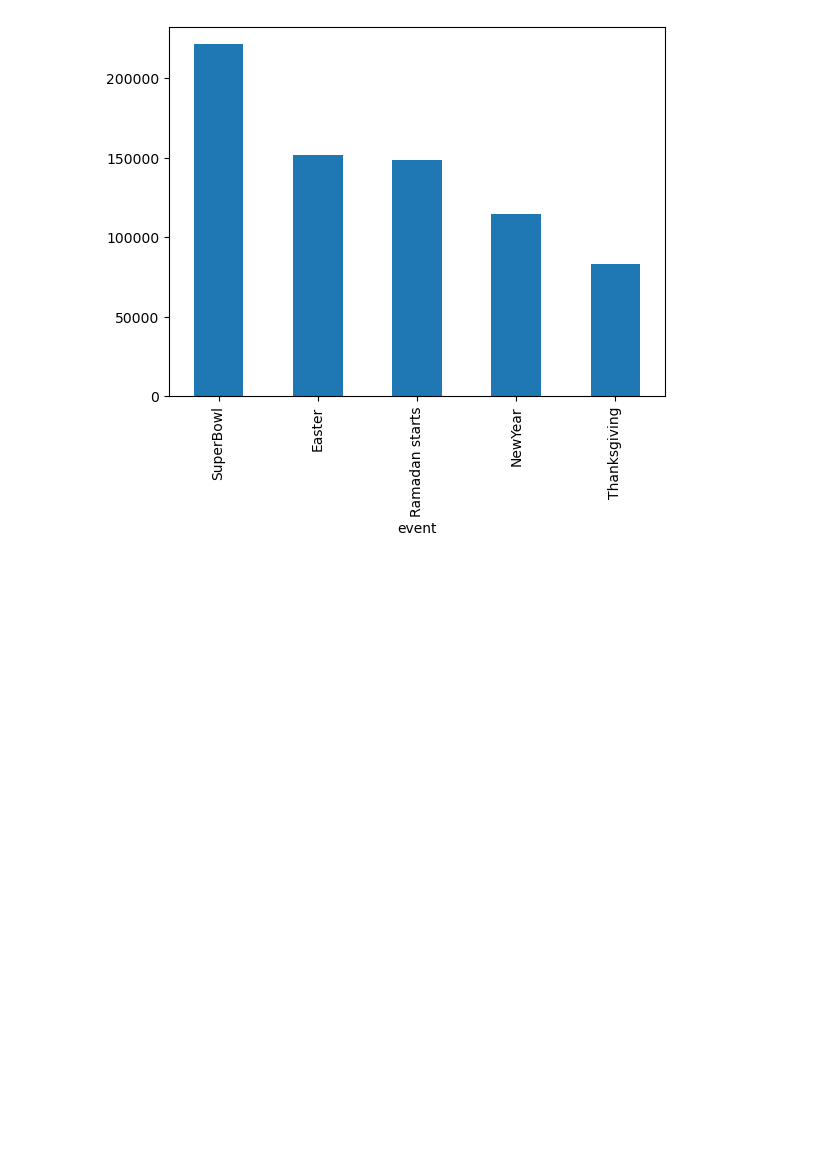
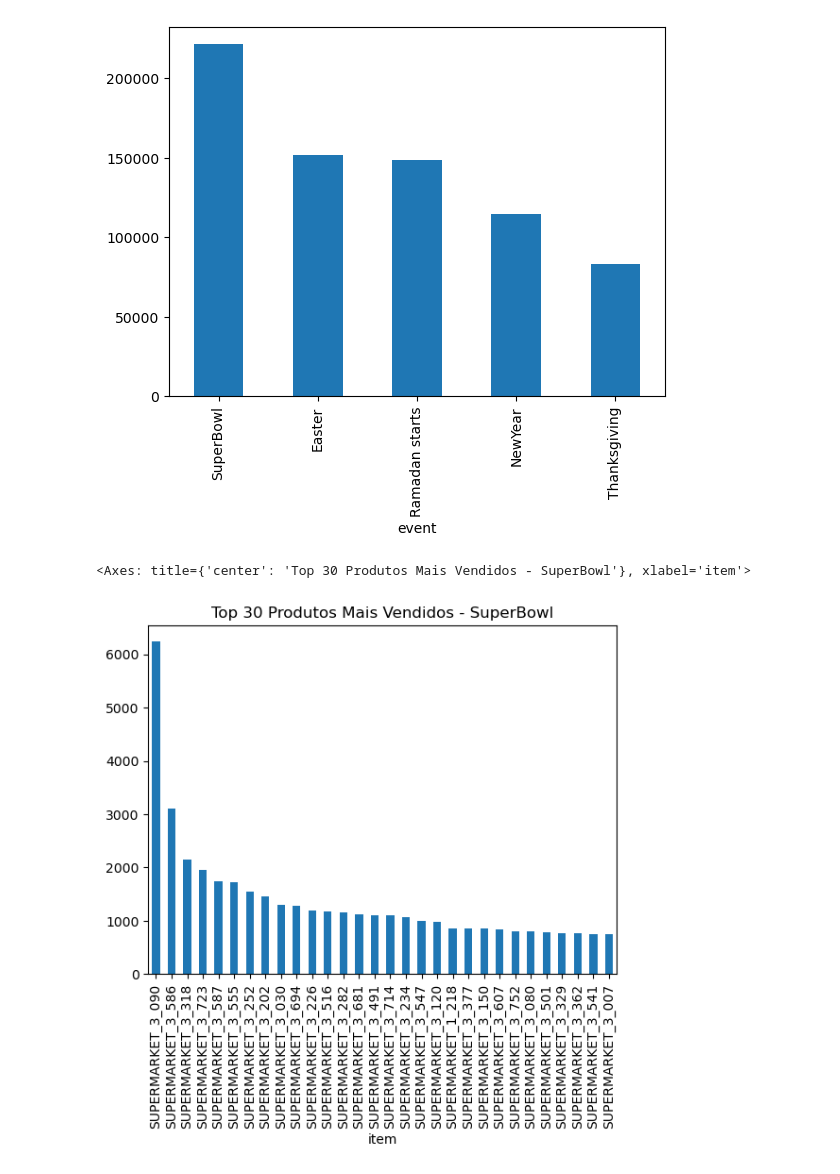
Before and after one commit to 15murakamie/dsmarket-time-series, a Jupyter notebook: main_dsmarket.ipynb, the cells around one changed output. Drawn from its saved outputs; the diff is of its cells as text; code cells hidden in the pictures; blank space fills up the shorter version.

Commit message:
data prep and feature engineering

```diff
--- a/main_dsmarket.ipynb
+++ b/main_dsmarket.ipynb
@@ -382,16 +352,0 @@ Memória antes: 35896.75 MB
-# %%
-#Colunas numericas
-df['units_sold'] = df['units_sold'].astype('int16')
-df['weekday_int'] = df['weekday_int'].astype('int8')
-df['sell_price'] = df['sell_price'].astype('float32')
-df['total_sale'] = df['total_sale'].astype('float32')
-
-#Colunas objeto
-object_columns = ['id', 'item', 'category', 'department', 'store', 'store_code', 'region', 'day', 'weekday', 'event']
-df[object_columns] = df[object_columns].astype('category')
-
-# date time
-df['date'] = pd.to_datetime(df['date'])
-
-# Check the new data types
-print(df.dtypes)
@@ -424,0 +391,19 @@ Redução de memória: 95.03%
+# %%
+#Colunas numericas
+df['units_sold'] = df['units_sold'].astype('int16')
+df['weekday_int'] = df['weekday_int'].astype('int8')
+df['sell_price'] = df['sell_price'].astype('float16')
+df['total_sale'] = df['total_sale'].astype('float16')
+
+#Colunas objeto
+object_columns = ['id', 'item', 'category', 'department', 'store', 'store_code', 'region', 'day', 'weekday']
+df[object_columns] = df[object_columns].astype('category')
+
+# date time
+df['date'] = pd.to_datetime(df['date'], format='%Y-%m-%d')
+# %%
+# fazendo encoding dos eventos, se é feriado 1, se não 0. Vou testar asssim primeiro
+df['event'] = np.where(df['event'].isna(), 0, 1).astype('int8')
+# %%
+#drop coluna ID, já que estamos usando todos os outros campos para o modelo
+df.drop(['id'],axis=1,inplace=True)
@@ -723,3 +737,11 @@ events = df.loc[df['event'].notna()]
 event_types = events.groupby('event')['total_sale'].sum().sort_values(ascending=False).plot(kind='bar')
 # %% [output]
 [figure]
+# %%
+# Filtrar os dados onde o evento é SuperBowl
+superbowl_sales = df[df['event'] == 'SuperBowl']
+top_30_products = superbowl_sales.groupby('item')['units_sold'].sum().sort_values(ascending=False).head(30)
+top_30_products.plot(kind='bar', title='Top 30 Produtos Mais Vendidos - SuperBowl')
+# %% [output]
+<Axes: title={'center': 'Top 30 Produtos Mais Vendidos - SuperBowl'}, xlabel='item'>
+[figure, added]
```
Also changed, not shown: parts of 25 cells of this notebook.
